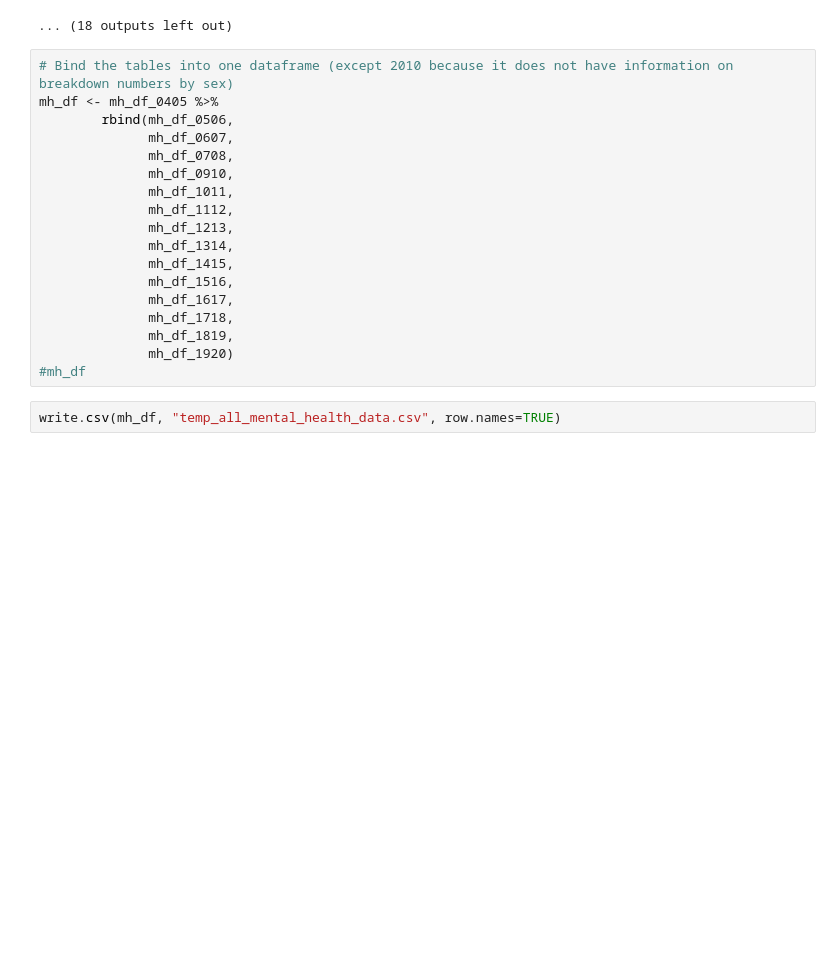
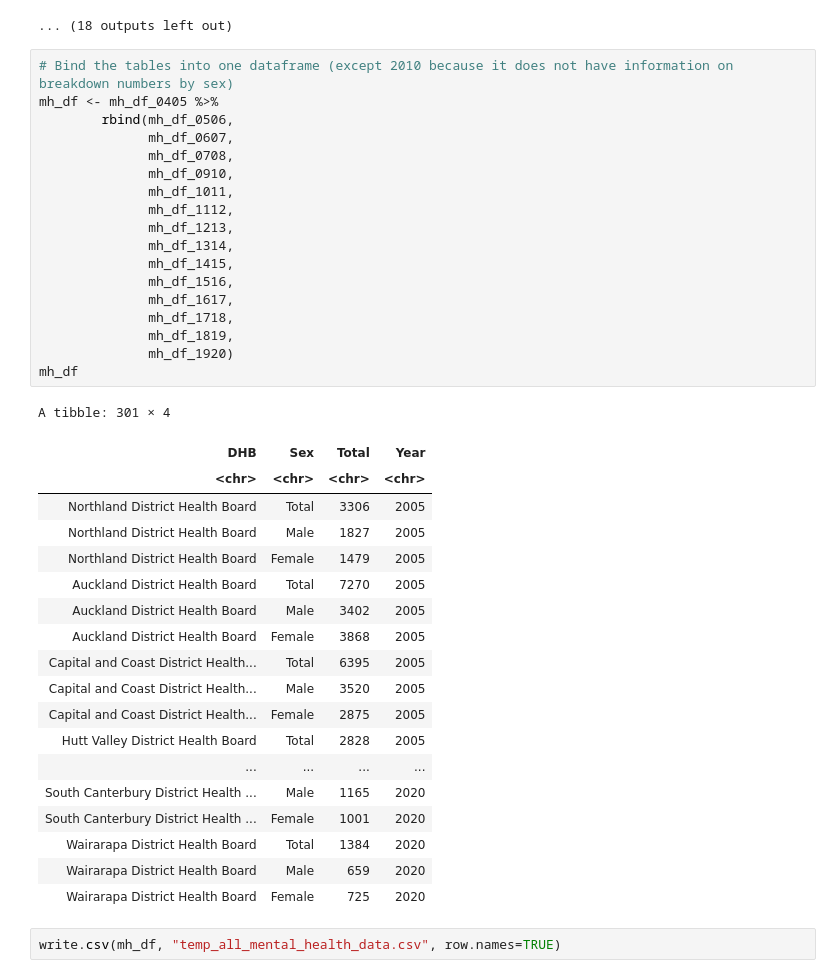
Before and after one commit to adaizh/datamac, a Jupyter notebook: Mental Health.ipynb, the cells around one changed output. Saved outputs shown, nothing was run; the diff lists cells and outputs as text; blank space fills up the shorter version.

```diff
--- a/Mental Health.ipynb
+++ b/Mental Health.ipynb
@@ -243,20 +243,40 @@ A tibble: 21 × 4
 # %%
 # Bind the tables into one dataframe (except 2010 because it does not have information on breakdown numbers by sex)
 mh_df <- mh_df_0405 %>%
         rbind(mh_df_0506,
               mh_df_0607,
               mh_df_0708,
               mh_df_0910,
               mh_df_1011,
               mh_df_1112,
               mh_df_1213,
               mh_df_1314,
               mh_df_1415,
               mh_df_1516,
               mh_df_1617,
               mh_df_1718,
               mh_df_1819,
               mh_df_1920)
-#mh_df
+mh_df
+# %% [output]
+A tibble: 301 × 4
+| DHB | Sex | Total | Year |
+| <chr> | <chr> | <chr> | <chr> |
+| Northland District Health Board | Total | 3306 | 2005 |
+| Northland District Health Board | Male | 1827 | 2005 |
+| Northland District Health Board | Female | 1479 | 2005 |
+| Auckland District Health Board | Total | 7270 | 2005 |
+| Auckland District Health Board | Male | 3402 | 2005 |
+| Auckland District Health Board | Female | 3868 | 2005 |
+| Capital and Coast District Health... | Total | 6395 | 2005 |
+| Capital and Coast District Health... | Male | 3520 | 2005 |
+| Capital and Coast District Health... | Female | 2875 | 2005 |
+| Hutt Valley District Health Board | Total | 2828 | 2005 |
+| ... | ... | ... | ... |
+| South Canterbury District Health ... | Male | 1165 | 2020 |
+| South Canterbury District Health ... | Female | 1001 | 2020 |
+| Wairarapa District Health Board | Total | 1384 | 2020 |
+| Wairarapa District Health Board | Male | 659 | 2020 |
+| Wairarapa District Health Board | Female | 725 | 2020 |
 # %%
 write.csv(mh_df, "temp_all_mental_health_data.csv", row.names=TRUE)
```
Also changed, not shown: 2 other files.
